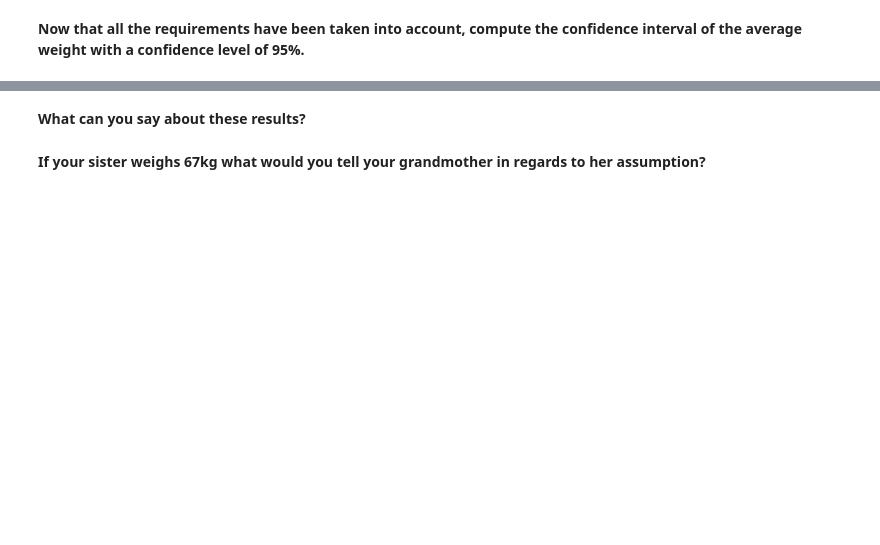
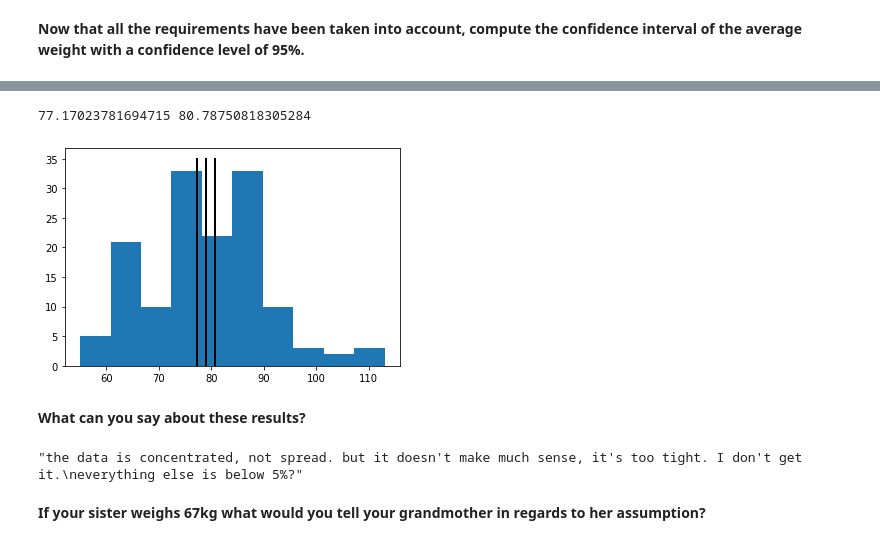
Before and after one commit to ta-data-lis/M2-mini-project2, a Jupyter notebook: your-code/3.-Inferential-Analysis.ipynb, the cells around one changed output, grey strips where cells are left out. Saved outputs shown, nothing was run; the diff lists cells and outputs as text; code cells hidden in the pictures; blank space fills up the shorter version.

```diff
--- a/your-code/3.-Inferential-Analysis.ipynb
+++ b/your-code/3.-Inferential-Analysis.ipynb
@@ -29,0 +82,4 @@ Load the cleaned dataset.
+# %%
+#your code here
+df = pd.read_csv('/Users/beatrizrenault/Documents/IH_DATA/WEEK 5/LABs WEEK 5/M2-mini-project2/data/wnba_clean.csv')
+df
@@ -46,2 +135,33 @@ Still, given that we do have *some* data we can **infer** it using a sample of p
+# %%
+mu = 78.978873
+
+'''confidence interval is mean +- zscore (which is 1.96) * (variance (which is std**2)   /len**0.5)'''
+up = mu + 1.96*(  10.996110 / (142**0.5) )
+up
+
+bottom = mu - 1.96*(  10.996110  / (142**0.5) )
+bottom
+
+print(bottom, up)
+# set mean and 95% probability
+# %% [output]
+77.17023781694715 80.78750818305284
+# %%
+import numpy as np
+
+plt.hist(df.Weight)
+
+# draw bottom
+plt.plot([77.17023781694715, 77.17023781694715], [0, 35], 'k-', lw=2)
+
+# draw mean
+plt.plot([mu, mu], [0, 35], 'k-', lw=2)
+
+# draw up
+plt.plot([up, up], [0, 35], 'k-', lw=2)
+
+plt.show()
+# %% [output]
+[figure, added]
 # %% [markdown]
 **What can you say about these results?**
@@ -50,2 +168,8 @@ Still, given that we do have *some* data we can **infer** it using a sample of p
+# %%
+#your-answer-here
+'''the data is concentrated, not spread. but it doesn't make much sense, it's too tight. I don't get it.
+everything else is below 5%?'''
+# %% [output]
+"the data is concentrated, not spread. but it doesn't make much sense, it's too tight. I don't get it.\neverything else is below 5%?"
 # %% [markdown]
 **If your sister weighs 67kg what would you tell your grandmother in regards to her assumption?**
```
Also changed, not shown: parts of 23 cells of this notebook, 1 other file.
